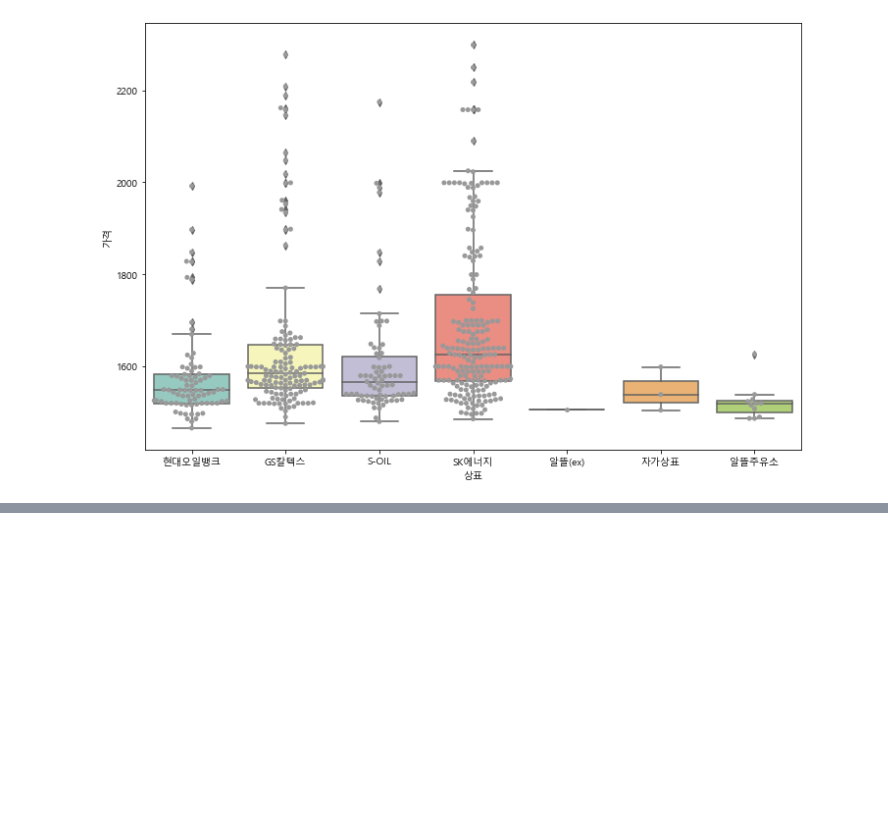
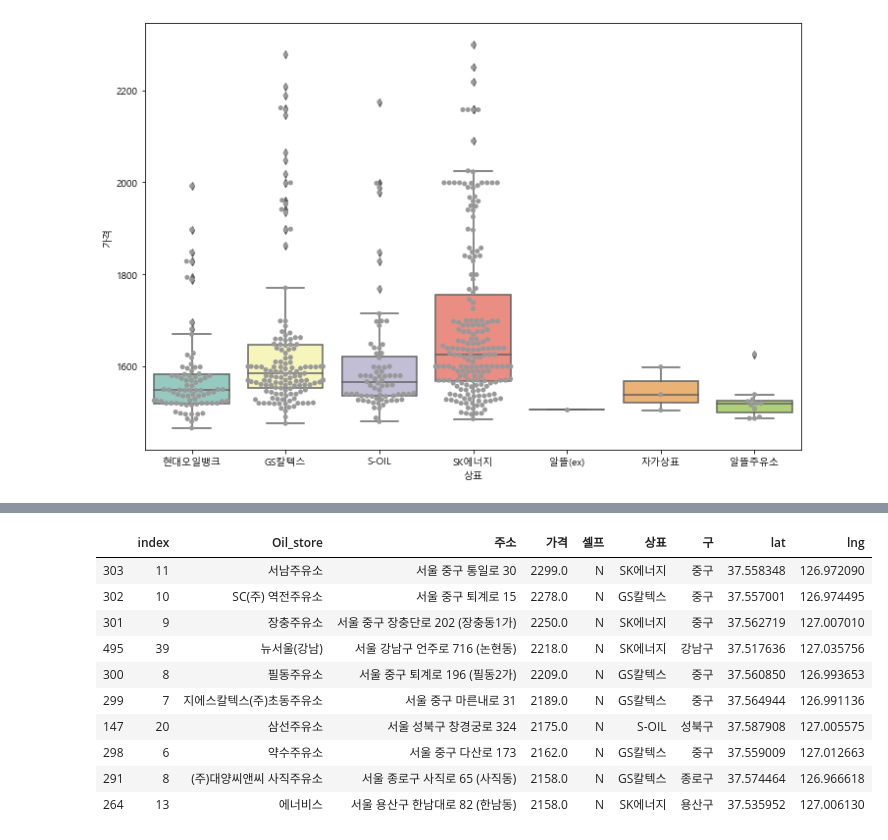
Before and after one commit to dazzul94/python_basic, a Jupyter notebook: 20190922/jupyter_04_oil_station.ipynb, the cells around one changed output, grey strips where cells are left out. Drawn from its saved outputs; the diff is of its cells as text; code cells hidden in the pictures; blank space fills up the shorter version.

```diff
--- a/20190922/jupyter_04_opinet.ipynb
+++ b/20190922/jupyter_04_oil_station.ipynb
@@ -354,0 +446,4 @@ plt.show()
+# %%
+# 주유 가격 상위 10개 주소를 oil_price_top10 이름으로 저장한다.
+oil_price_top10 = stations.sort_values(by='가격', ascending=False).head(10)
+oil_price_top10
@@ -354,0 +478,32 @@ plt.show()
+# %%
+# google maps API용 key 입력
+gmap_key = '구글 map api key'
+gmaps = googlemaps.Client(key=gmap_key)
+# %%
+# 주유 가격 상위 10개 주유소에 대해 위도, 경도 정보를 읽어오자.
+# 구글 맵에서 검색할 수 없다든지 하는 문제로 에러가 나는 것에 대비해 try-except
+# try 구문을 실행하다가 에러나면 except 구문에서 지정된 nan값을 저장
+
+from tqdm import tqdm_notebook
+
+lat = []
+lng = []
+
+for n in tqdm_notebook(oil_price_top10.index):
+    try:
+        tmp_add = str(oil_price_top10['주소'][n]).split('(')[0]
+        tmp_map = gmaps.geocode(tmp_add)
+
+        tmp_loc = tmp_map[0].get('geometry')
+        lat.append(tmp_loc['location']['lat'])
+        lng.append(tmp_loc['location']['lng'])
+
+    except:
+        lat.append(np.nan)
+        lng.append(np.nan)
+        print('Here is nan !')
+
+oil_price_top10['lat']=lat
+oil_price_top10['lng']=lng
+oil_price_top10
+# %% [output]
@@ -354,0 +511,11 @@ plt.show()
+|  | index | Oil_store | 주소 | 가격 | 셀프 | 상표 | 구 | lat | lng |
+| 303 | 11 | 서남주유소 | 서울 중구 통일로 30 | 2299.0 | N | SK에너지 | 중구 | 37.558348 | 126.972090 |
+| 302 | 10 | SC(주) 역전주유소 | 서울 중구 퇴계로 15 | 2278.0 | N | GS칼텍스 | 중구 | 37.557001 | 126.974495 |
+| 301 | 9 | 장충주유소 | 서울 중구 장충단로 202 (장충동1가) | 2250.0 | N | SK에너지 | 중구 | 37.562719 | 127.007010 |
+| 495 | 39 | 뉴서울(강남) | 서울 강남구 언주로 716 (논현동) | 2218.0 | N | SK에너지 | 강남구 | 37.517636 | 127.035756 |
+| 300 | 8 | 필동주유소 | 서울 중구 퇴계로 196 (필동2가) | 2209.0 | N | GS칼텍스 | 중구 | 37.560850 | 126.993653 |
+| 299 | 7 | 지에스칼텍스(주)초동주유소 | 서울 중구 마른내로 31 | 2189.0 | N | GS칼텍스 | 중구 | 37.564944 | 126.991136 |
+| 147 | 20 | 삼선주유소 | 서울 성북구 창경궁로 324 | 2175.0 | N | S-OIL | 성북구 | 37.587908 | 127.005575 |
+| 298 | 6 | 약수주유소 | 서울 중구 다산로 173 | 2162.0 | N | GS칼텍스 | 중구 | 37.559009 | 127.012663 |
+| 291 | 8 | (주)대양씨앤씨 사직주유소 | 서울 종로구 사직로 65 (사직동) | 2158.0 | N | GS칼텍스 | 종로구 | 37.574464 | 126.966618 |
+| 264 | 13 | 에너비스 | 서울 용산구 한남대로 82 (한남동) | 2158.0 | N | SK에너지 | 용산구 | 37.535952 | 127.006130 |
```
Also changed, not shown: parts of 14 cells of this notebook, 2 other files.
